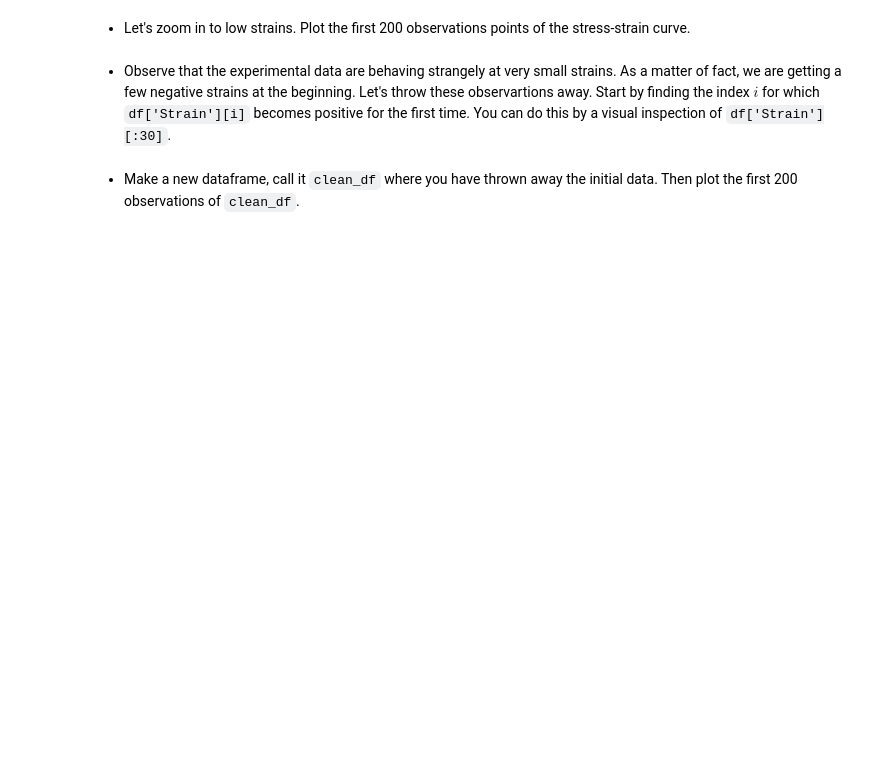
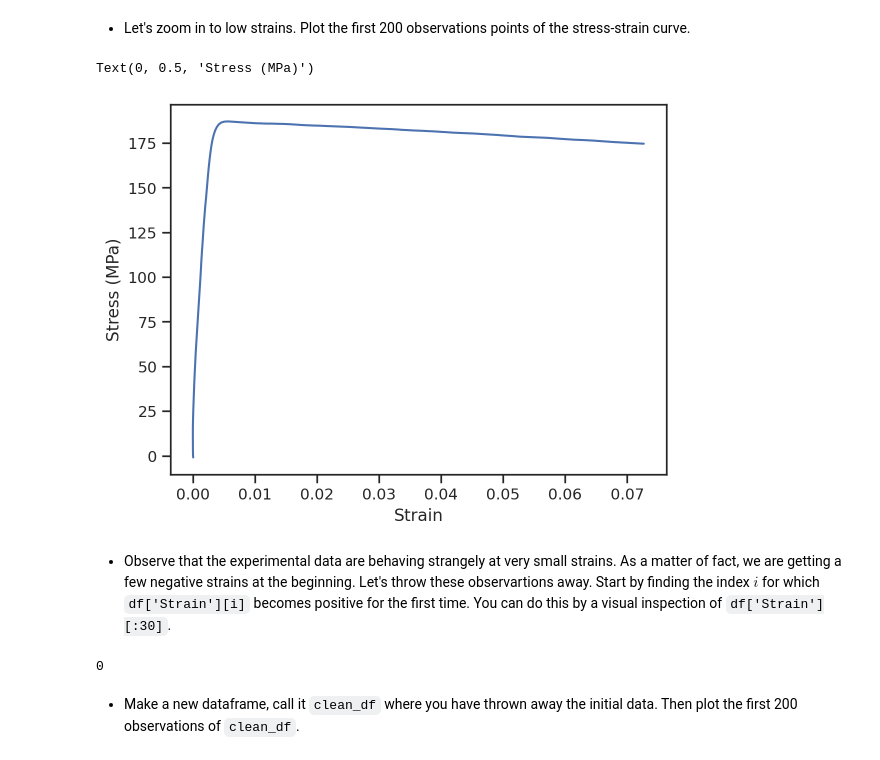
Before and after one commit to Pkuna28/homework, a Jupyter notebook: lecture05/homework_05.ipynb, the cells around one changed output. Drawn from its saved outputs; the diff is of its cells as text; code cells hidden in the pictures; blank space fills up the shorter version.

```diff
--- a/lecture05/homework_05.ipynb
+++ b/lecture05/homework_05.ipynb
@@ -127,11 +152,23 @@ NameError: name 'pd' is not defined
 + Let's zoom in to low strains. Plot the first 200 observations points of the stress-strain curve.
 # %%
 # your code here
+plt.plot(df['Strain'][:200], df['Stress_MPa'][:200])
+plt.xlabel('Strain')
+plt.ylabel('Stress (MPa)')
+# %% [output]
+Text(0, 0.5, 'Stress (MPa)')
+[figure, added]
 # %% [markdown]
 + Observe that the experimental data are behaving strangely at very small strains. As a matter of fact, we are getting a few negative strains at the beginning.
 Let's throw these observartions away. Start by finding the index $i$ for which `df['Strain'][i]` becomes positive for the first time. You can do this by a visual inspection of `df['Strain'][:30]`.
 # %%
 # your code here
+for i in range(30):
+  if df['Strain'][i] > 0:
+    break
+i
+# %% [output]
+0
 # %% [markdown]
 + Make a new dataframe, call it `clean_df` where you have thrown away the initial data. Then plot the first 200 observations of `clean_df`.
 # %%
```
Also changed, not shown: parts of 13 cells of this notebook.
